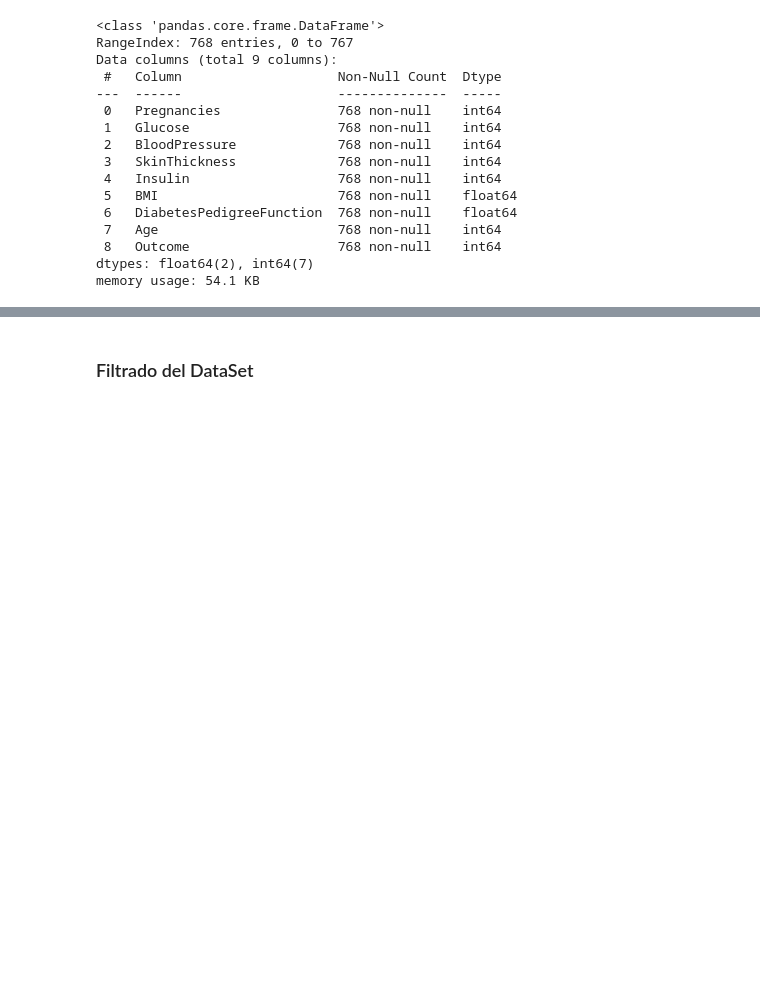
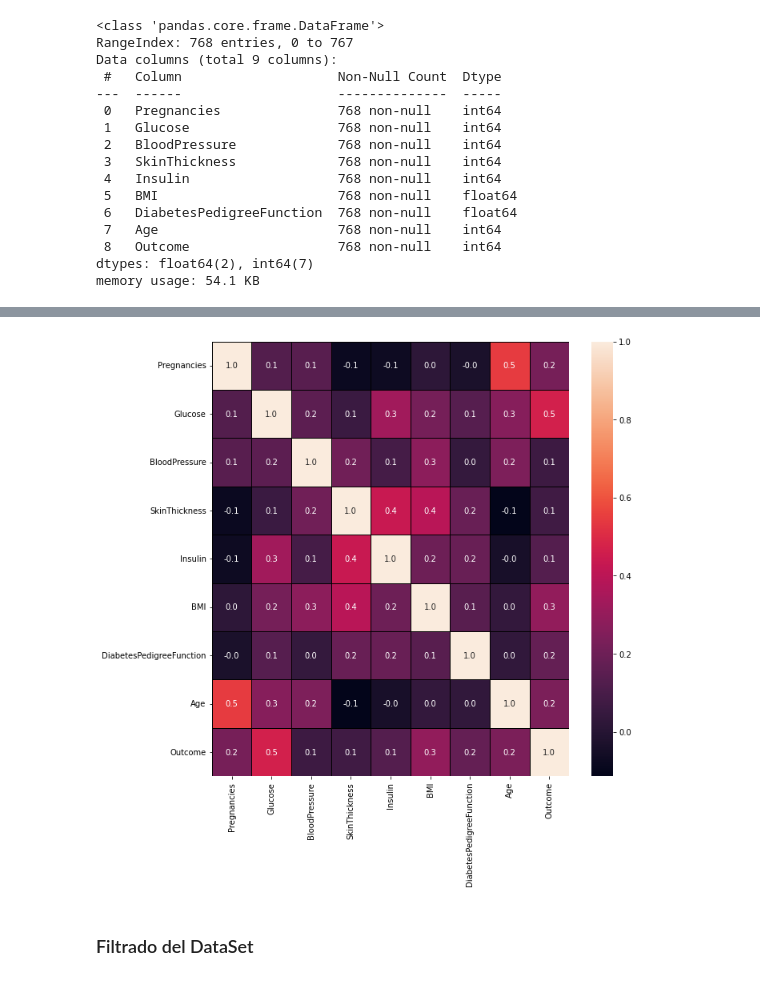
Before and after one commit to eperezvazquez/Desicion-Tree, a Jupyter notebook: src/explore_decision_tree.ipynb, the cells around one changed output, grey strips where cells are left out. Cells and saved outputs as stored; diff of their text form; code cells hidden in the pictures; blank space fills up the shorter version.

```diff
--- a/src/explore_decision_tree.ipynb
+++ b/src/explore_decision_tree.ipynb
@@ -70,0 +113,14 @@ df_raw.describe()
+# %%
+#limpieza de datos Calculo el promedio para los que no son cero
+df_no0=df_raw[(df_raw['Outcome']!=0) & (df_raw["Insulin"] > 0)]
+insuline_mean_no0=df_no0['Insulin'].mean()
+# %%
+def insulina(insulin_value, outcome_value, insuline_mean_0,insuline_mean_no0):
+    if outcome_value==0 and insulin_value==0:
+        return insuline_mean_0
+    elif outcome_value==1 and insulin_value==0:
+        return insuline_mean_no0
+    else:
+        return insulin_value
+# %%
+df_raw['Insulin'] = df_raw.apply(lambda x: insulina(x['Insulin'], x['Outcome'],insuline_mean_0,insuline_mean_no0), axis=1)
@@ -70,0 +133,18 @@ df_raw.describe()
+# %%
+def set_value (data_value, outcome_value,mean_nodiab,mean_diab):
+    if (outcome_value == 0 and data_value==0):
+        return mean_nodiab
+    elif (outcome_value ==1 and data_value ==0 ):
+        return mean_diab
+    else:
+        return data_value
+
+def set_use_mean (name_col):
+#calc the mean for diabetic and not diabetic that the data is not 0
+meanNoDiab = df_raw[(df_raw[name_col]>0) & (df_raw['Outcome']==0)][name_col].mean()
+meanDiab = df_raw[(df_raw[name_col]>0) & (df_raw['Outcome']==1)][name_col].mean()
+
+df_raw[name_col] = df_raw.apply(lambda x: set_value(x[name_col], x['Outcome'],meanNoDiab,meanDiab), axis=1)
+
+set_use_mean('Insulin')
+df_raw.describe()
@@ -71,3 +169,9 @@ df_raw.describe()
+# %%
+f,ax=plt.subplots(figsize=(10,10))
+sns.heatmap(df_raw.corr(),annot=True,linewidths=0.5,linecolor="black",fmt=".1f",ax=ax)
+plt.show()
+# %% [output]
+[figure, added]
 # %% [markdown]
 ### Filtrado del DataSet
 # %%
```
Also changed, not shown: parts of 16 cells of this notebook.
